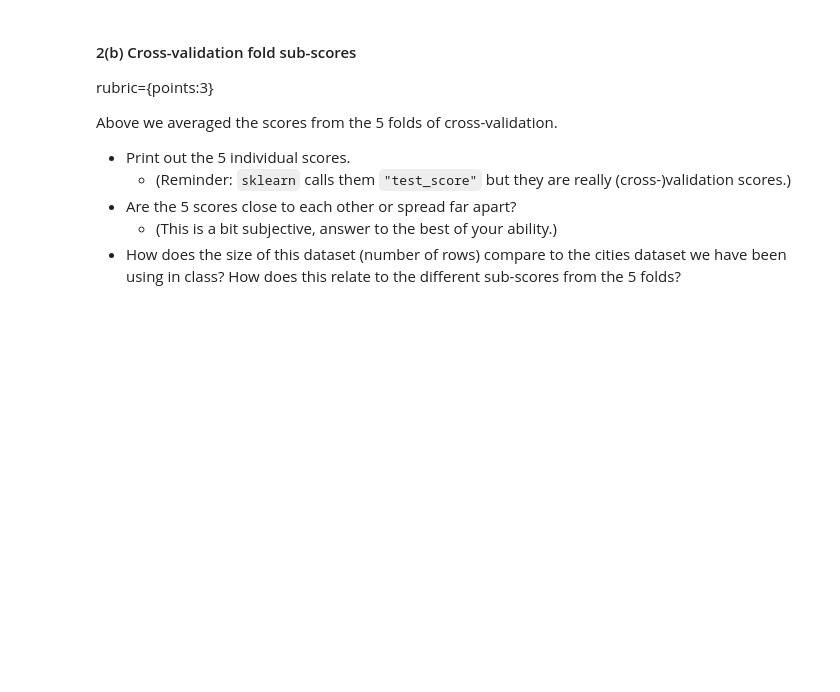
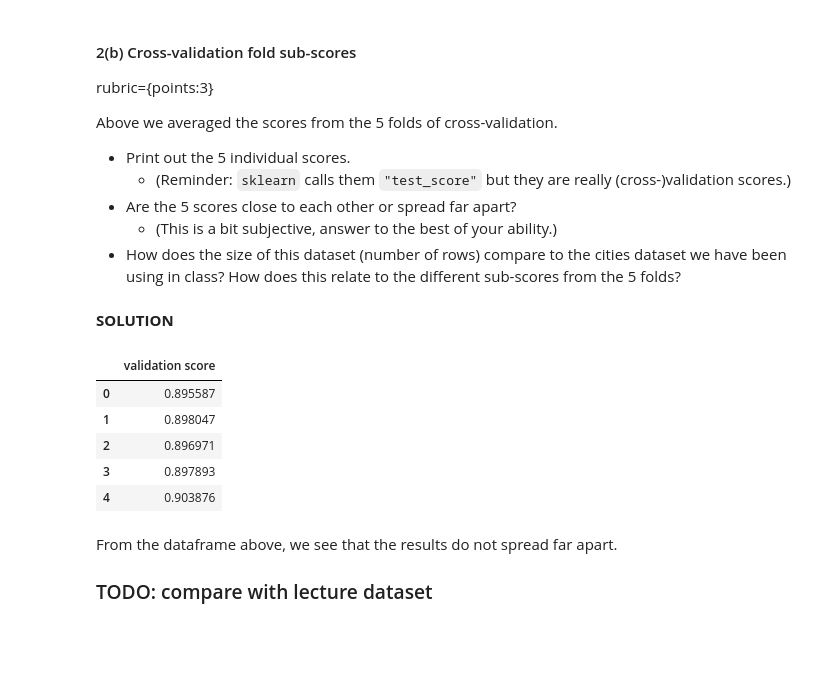
Before and after one commit to Blaise143/CPSC-330-ASSIGNMENTS, a Jupyter notebook: hw4/hw4.ipynb, the cells around one changed output. Drawn from its saved outputs; the diff is of its cells as text; code cells hidden in the pictures; blank space fills up the shorter version.

```diff
--- a/hw4/hw4.ipynb
+++ b/hw4/hw4.ipynb
@@ -228,6 +235,22 @@ Above we averaged the scores from the 5 folds of cross-validation.
 - Are the 5 scores close to each other or spread far apart?
   - (This is a bit subjective, answer to the best of your ability.)
 - How does the size of this dataset (number of rows) compare to the cities dataset we have been using in class? How does this relate to the different sub-scores from the 5 folds?
+# %% [markdown]
+**SOLUTION**
+# %%
+scores = cross_val_results[['test_score']].rename(columns={'test_score': 'validation score'})
+scores
+# %% [output]
+|  | validation score |
+| 0 | 0.895587 |
+| 1 | 0.898047 |
+| 2 | 0.896971 |
+| 3 | 0.897893 |
+| 4 | 0.903876 |
+# %% [markdown]
+From the dataframe above, we see that the results do not spread far apart.
+
+### TODO: compare with lecture dataset
 # %% [markdown]
 <br><br>
 # %% [markdown]
```
Also changed, not shown: parts of 6 cells of this notebook.
